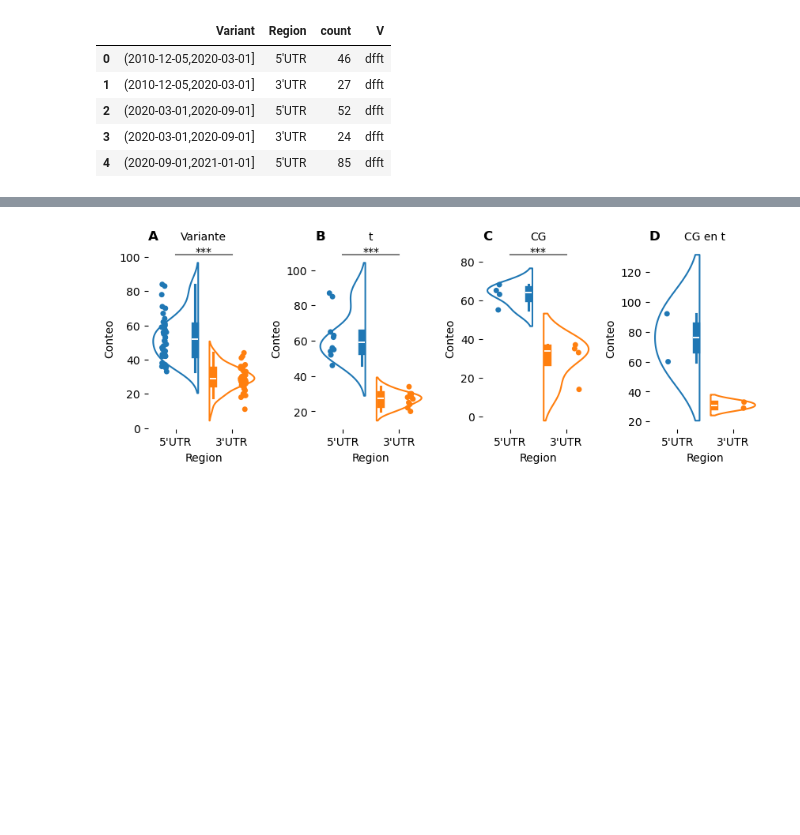
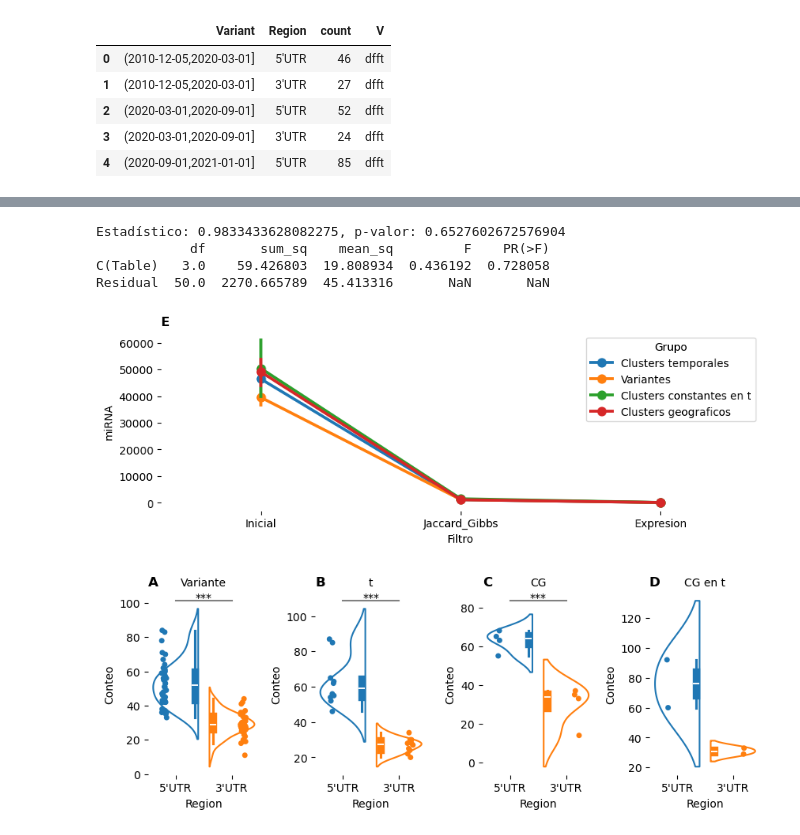
Before and after one commit to FerAmbriz/SelectionPatternsSARSCoV2, a Jupyter notebook: scr/14_TissueExpression.ipynb, the cells around one changed output, grey strips where cells are left out. Saved outputs shown, nothing was run; the diff lists cells and outputs as text; code cells hidden in the pictures; blank space fills up the shorter version.

```diff
--- a/scr/14_TissueExpression.ipynb
+++ b/scr/14_TissueExpression.ipynb
@@ -300,3 +304,6 @@ dfft.head()
 | 3 | negative regulation of osteoblast... | 0.008178 | hsa-miR-381-3p | (2010-12-05,2020-03-01] | -20.5 | 0.8125 | 3'UTR | >(2010-12-05,2020-03-01]:29763-29844 | 13,28 | ... |
 | 4 | osteoblast differentiation | 0.021794 | hsa-miR-381-3p | (2010-12-05,2020-03-01] | -20.5 | 0.8125 | 3'UTR | >(2010-12-05,2020-03-01]:29763-29844 | 13,28 | ... |
 5 rows × 23 columns
+# %%
+df_db2 = pd.read_csv('../../Data/Filters.tsv', sep = '\t')
+df_db2
@@ -358,3 +390,28 @@ df_db.head()
 | 2 | (2020-03-01,2020-09-01] | 5'UTR | 52 | dfft |
 | 3 | (2020-03-01,2020-09-01] | 3'UTR | 24 | dfft |
 | 4 | (2020-09-01,2021-01-01] | 5'UTR | 85 | dfft |
+# %%
+d ={
+    "['i', 'df_vf']": 'Variantes' ,
+    'dffv': 'Variantes',
+    "df_vf":'Variantes',
+    "dfv": 'Variantes',
+    "dft": 'Clusters temporales',
+    "dfft":'Clusters temporales',
+    "df_tf":'Clusters temporales',
+    "['i', 'df_tf']":'Clusters temporales',
+    "['i', 'dfsf']": 'Clusters',
+    "dfsf": 'Clusters',
+    "dfs":'Clusters',
+    "dffs":'Clusters',
+    "['i', 'dfspf']":'Clusters geograficos',
+    "dfsp": 'Clusters geograficos',
+    "dfspf":'Clusters geograficos',
+    "dffsp":'Clusters geograficos',
+    "['i', 'dfgtf']":'Clusters constantes en t',
+    "dfgtf":'Clusters constantes en t',
+    "dfgt" :'Clusters constantes en t',
+    "dffgt" :'Clusters constantes en t',
+}
+df_db2['Table'].replace(d, inplace = True)
+df_db2['Table'].value_counts()
@@ -361,3 +502,36 @@ df_db.head()
+# %%
+counts = DF3['count']
+
+# Realizar la prueba de Shapiro-Wilk
+stat, p_value = stats.shapiro(counts)
+print(f'Estadístico: {stat}, p-valor: {p_value}')
+
+
+model = ols('count ~ C(Table)', data=DF3).fit()
+
+# Realizar el ANOVA
+anova_table = sm.stats.anova_lm(model)
+print(anova_table)
+# %% [output]
+Estadístico: 0.9833433628082275, p-valor: 0.6527602672576904
+            df       sum_sq    mean_sq         F    PR(>F)
+C(Table)   3.0    59.426803  19.808934  0.436192  0.728058
+Residual  50.0  2270.665789  45.413316       NaN       NaN
+# %%
+plt.figure(figsize=(10, 3))
+sns.pointplot(data=df_db2[df_db2['Table']!='Clusters'], x="Filter", y="count", hue="Table")
+
+# Cambiar los títulos de los ejes
+plt.ylabel('miRNA')
+plt.xlabel('Filtro')
+plt.title("E", fontweight="bold", loc = 'left')
+# Cambiar las etiquetas de los ticks del eje X
+plt.xticks(ticks=[0, 1, 2], labels=['Inicial', 'Jaccard_Gibbs', 'Expresion'])
+sns.despine(left=True, bottom=True)
+plt.legend(title='Grupo')
+plt.savefig('../../Plots/miRNAcount.pdf', bbox_inches = 'tight')
+# %% [output]
+[figure, added]
 # %%
 fig = plt.figure(figsize=(10, 3))
 gs = gridspec.GridSpec(1, 4)
```
Also changed, not shown: parts of 9 cells of this notebook, 28 other files.
